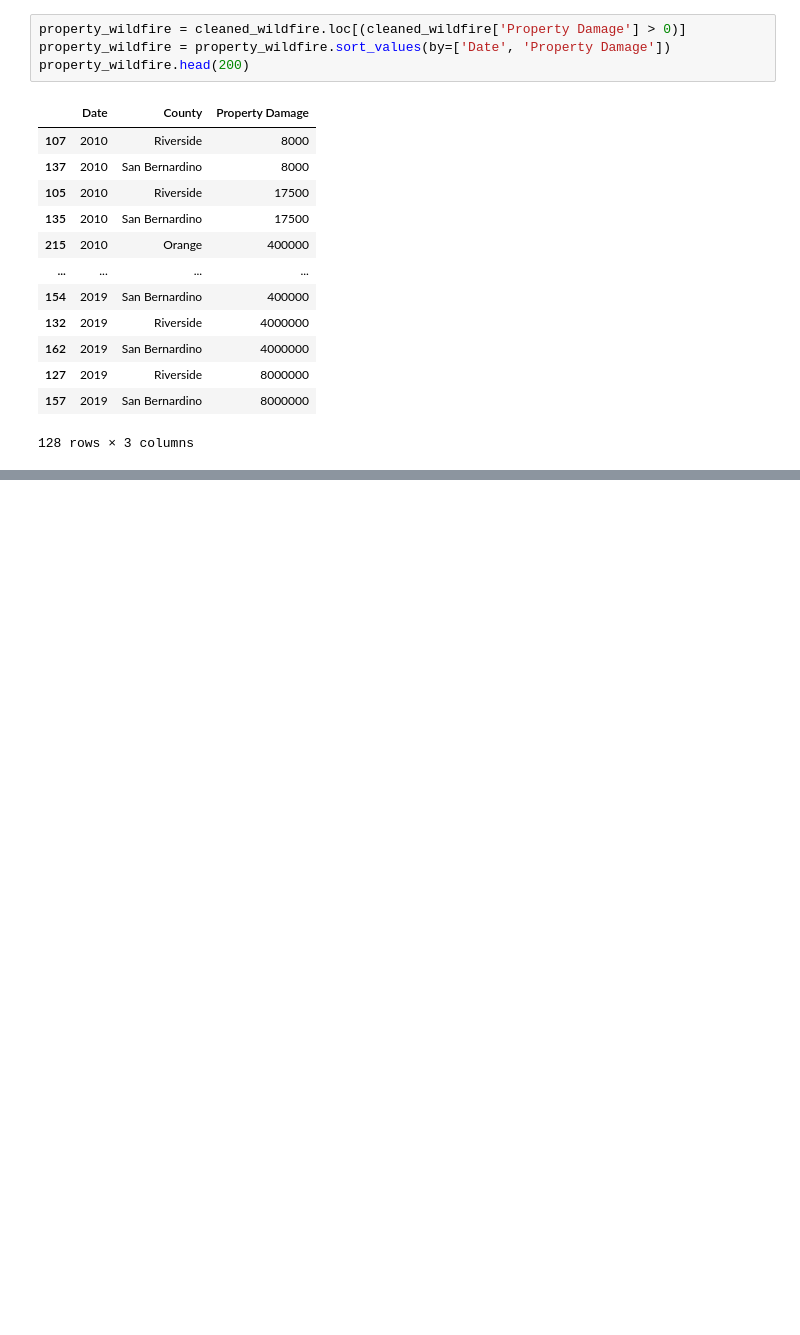
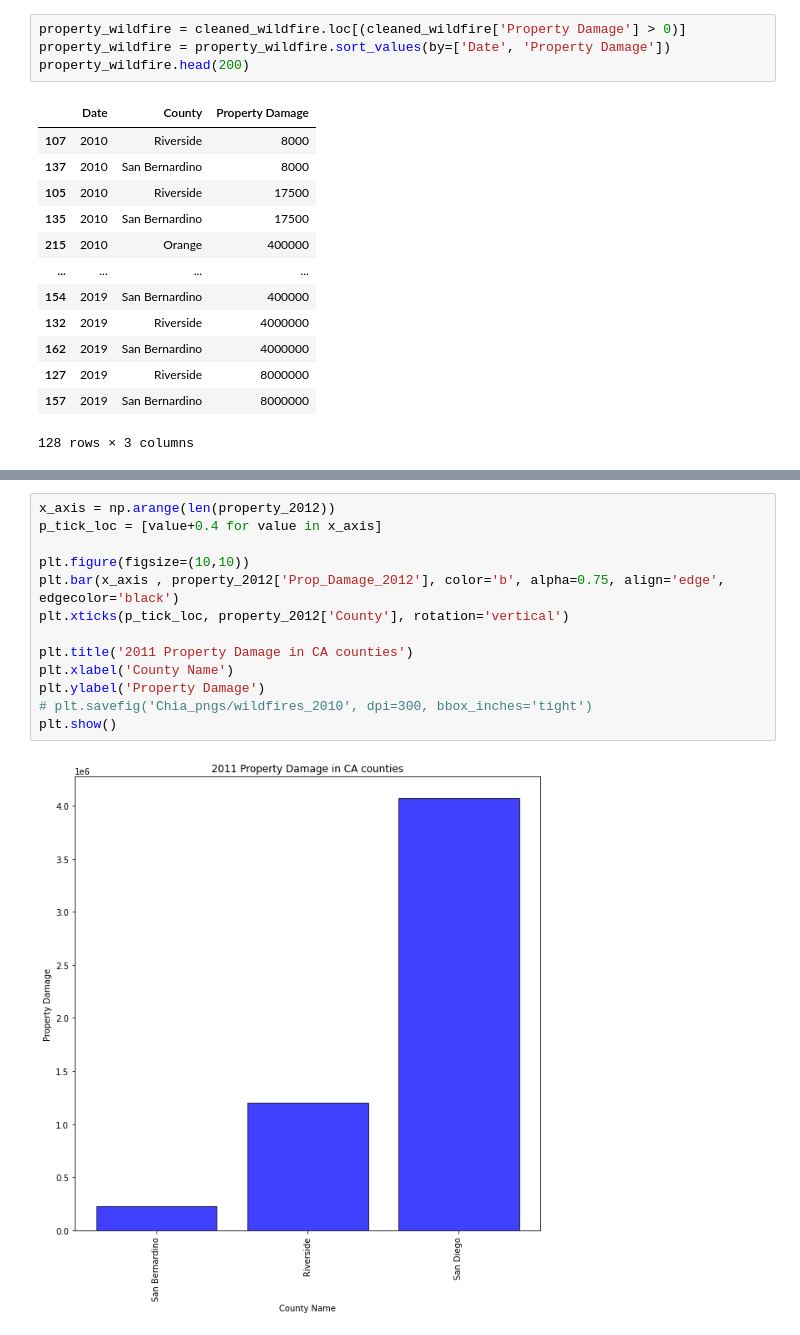
Before and after one commit to jacobdv/extreme-weather, a Jupyter notebook: wf_propertydamage_analysis.ipynb, the cells around one changed output, grey strips where cells are left out. Saved outputs shown, nothing was run; the diff lists cells and outputs as text; blank space fills up the shorter version.

```diff
--- a/wf_propertydamage_analysis.ipynb
+++ b/wf_propertydamage_analysis.ipynb
@@ -627,0 +206,15 @@ plt.show()
+# %%
+x_axis = np.arange(len(property_2012))
+p_tick_loc = [value+0.4 for value in x_axis]
+
+plt.figure(figsize=(10,10))
+plt.bar(x_axis , property_2012['Prop_Damage_2012'], color='b', alpha=0.75, align='edge', edgecolor='black')
+plt.xticks(p_tick_loc, property_2012['County'], rotation='vertical')
+
+plt.title('2011 Property Damage in CA counties')
+plt.xlabel('County Name')
+plt.ylabel('Property Damage')
+# plt.savefig('Chia_pngs/wildfires_2010', dpi=300, bbox_inches='tight')
+plt.show()
+# %% [output]
+[figure, added]
```
Also changed, not shown: parts of 58 cells of this notebook, 1 other file.
